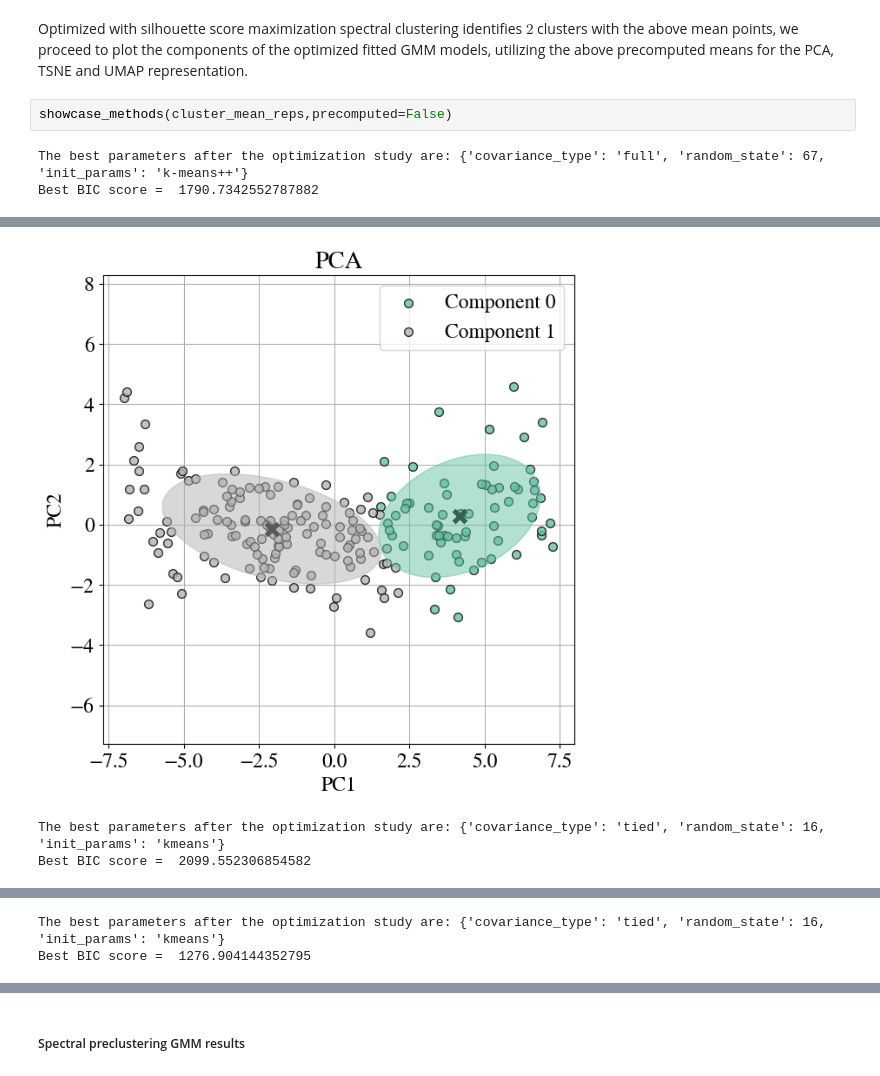
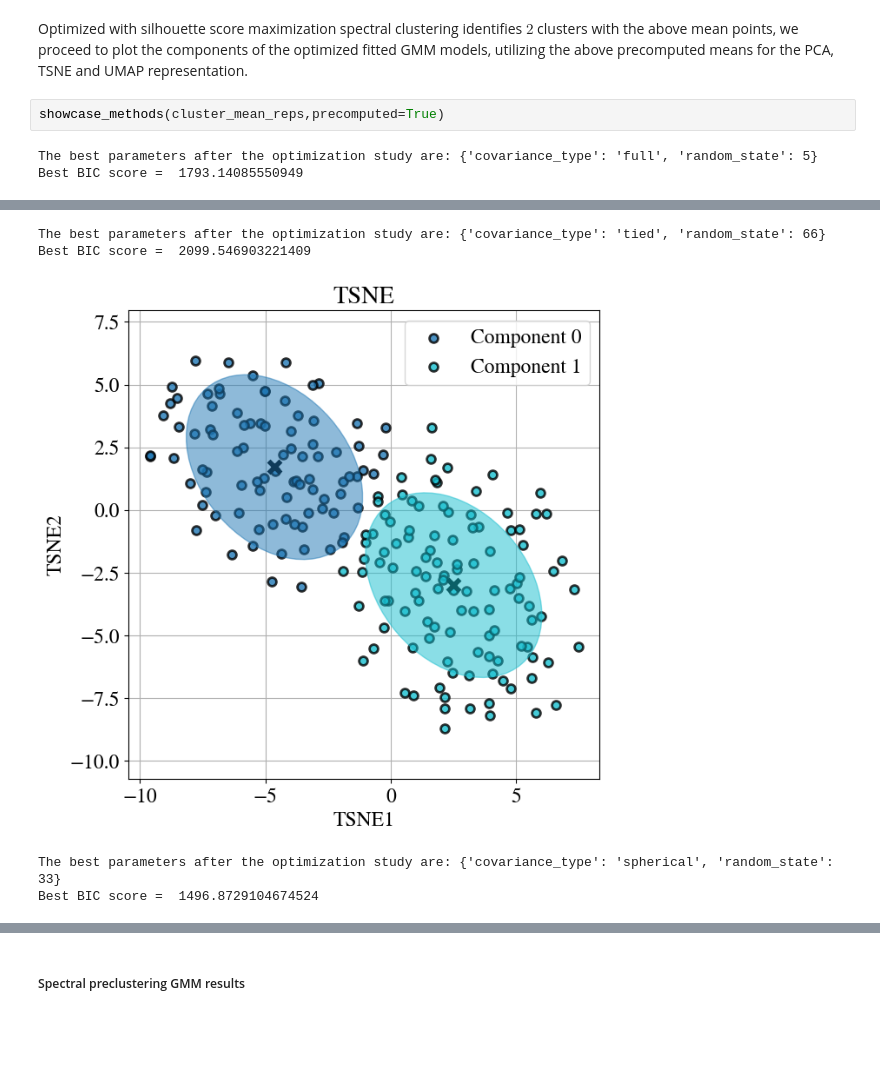
Before and after one commit to KyriakosPsa/scGmix-ML-pipeline, a Jupyter notebook: c_clustering.ipynb, the cells around one changed output, grey strips where cells are left out. Drawn from its saved outputs; the diff is of its cells as text; blank space fills up the shorter version.

```diff
--- a/c_clustering.ipynb
+++ b/c_clustering.ipynb
@@ -134,7 +134,7 @@ cluster_mean_reps
 # %% [markdown]
 Optimized with silhouette score maximization spectral clustering identifies $2$ clusters with the above mean points, we proceed to plot the components of the optimized fitted GMM models, utilizing the above precomputed means for the PCA, TSNE and UMAP representation.
 # %%
-showcase_methods(cluster_mean_reps,precomputed=False)
+showcase_methods(cluster_mean_reps,precomputed=True)
 # %% [output]
-The best parameters after the optimization study are: {'covariance_type': 'full', 'random_state': 67, 'init_params': 'k-means++'}
-Best BIC score =  1790.7342552787882
+The best parameters after the optimization study are: {'covariance_type': 'full', 'random_state': 5}
+Best BIC score =  1793.14085550949
@@ -142,3 +142,5 @@ Best BIC score =  1790.7342552787882
+The best parameters after the optimization study are: {'covariance_type': 'tied', 'random_state': 66}
+Best BIC score =  2099.546903221409
-[figure, old version]
+[figure, new version]
-The best parameters after the optimization study are: {'covariance_type': 'tied', 'random_state': 16, 'init_params': 'kmeans'}
-Best BIC score =  2099.552306854582
+The best parameters after the optimization study are: {'covariance_type': 'spherical', 'random_state': 33}
+Best BIC score =  1496.8729104674524
@@ -147,2 +147,0 @@ Best BIC score =  2099.552306854582
-The best parameters after the optimization study are: {'covariance_type': 'tied', 'random_state': 16, 'init_params': 'kmeans'}
-Best BIC score =  1276.904144352795
```
Also changed, not shown: parts of 7 cells of this notebook, 2 other files.
